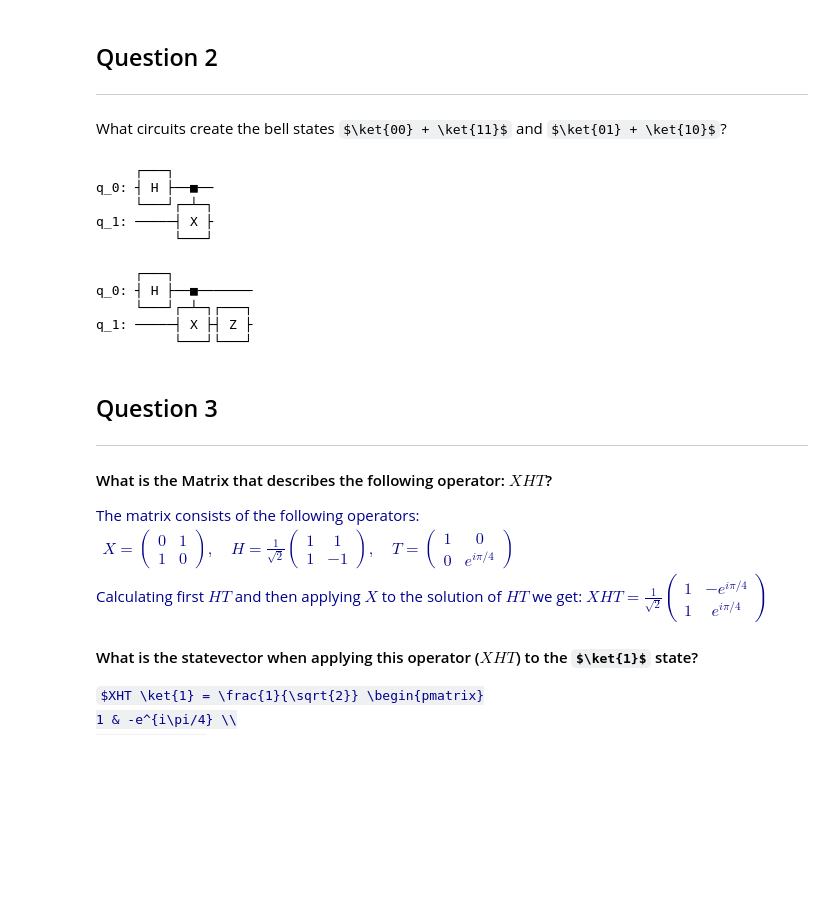
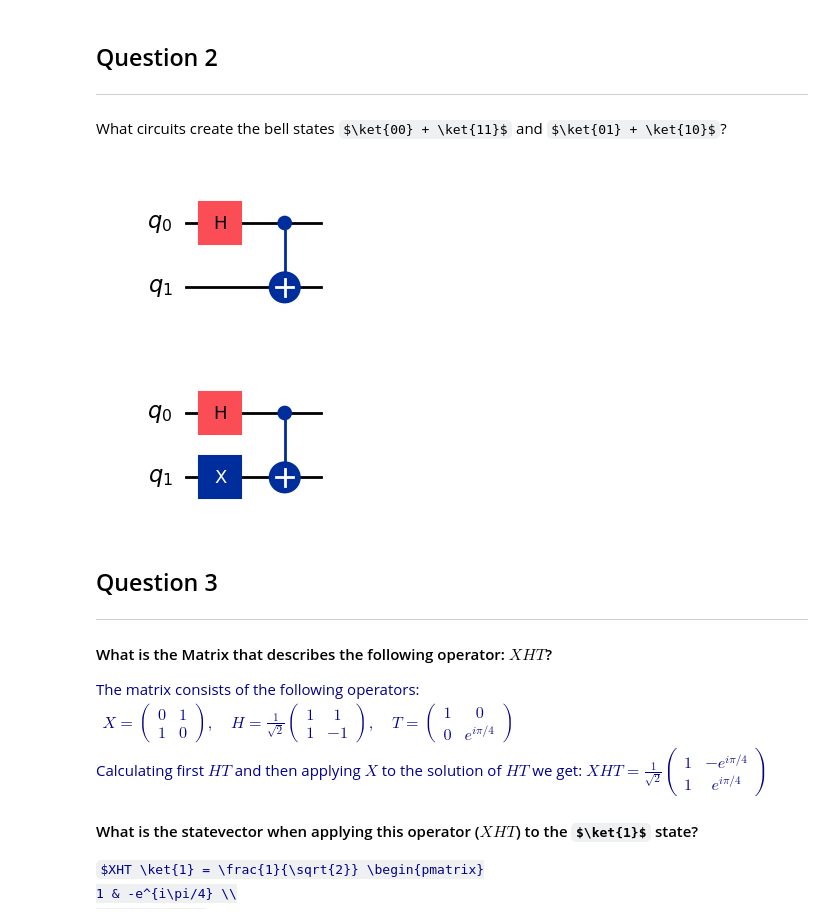
Before and after one commit to pmyna/Quantum-Programming, a Jupyter notebook: QC-Problem Set 1.ipynb, the cells around one changed output. Cells and saved outputs as stored; diff of their text form; code cells hidden in the pictures; some formulas as TeX source; blank space fills up the shorter version.

```diff
--- a/QC-Problem Set 1.ipynb
+++ b/QC-Problem Set 1.ipynb
@@ -68,29 +68,21 @@ plot_histogram(counts)
 What circuits create the bell states $\ket{00} + \ket{11}$ and $\ket{01} + \ket{10}$?
 # %%
 # Creating the bell state |00> + |11>
-qc_2 = QuantumCircuit(2)
+qc_2 = qs.QuantumCircuit(2)
 qc_2.h(0)
 qc_2.cx(0,1)
-qc_2.draw()
+qc_2.draw(output='mpl')
 # %% [output]
-     ┌───┐
-q_0: ┤ H ├──■──
-     └───┘┌─┴─┐
-q_1: ─────┤ X ├
-          └───┘
+[figure, added]
 # %%
 # Creating the bell state |01> + |10>
-qc_3 = QuantumCircuit(2)
+qc_3 = qs.QuantumCircuit(2)
+qc_3.x(1)
 qc_3.h(0)
 qc_3.cx(0,1)
-qc_3.z(1)
-qc_3.draw()
+qc_3.draw(output='mpl')
 # %% [output]
-     ┌───┐
-q_0: ┤ H ├──■───────
-     └───┘┌─┴─┐┌───┐
-q_1: ─────┤ X ├┤ Z ├
-          └───┘└───┘
+[figure, added]
 # %% [markdown]
 ## Question 3
 ---
```
Also changed, not shown: parts of 3 cells of this notebook.
